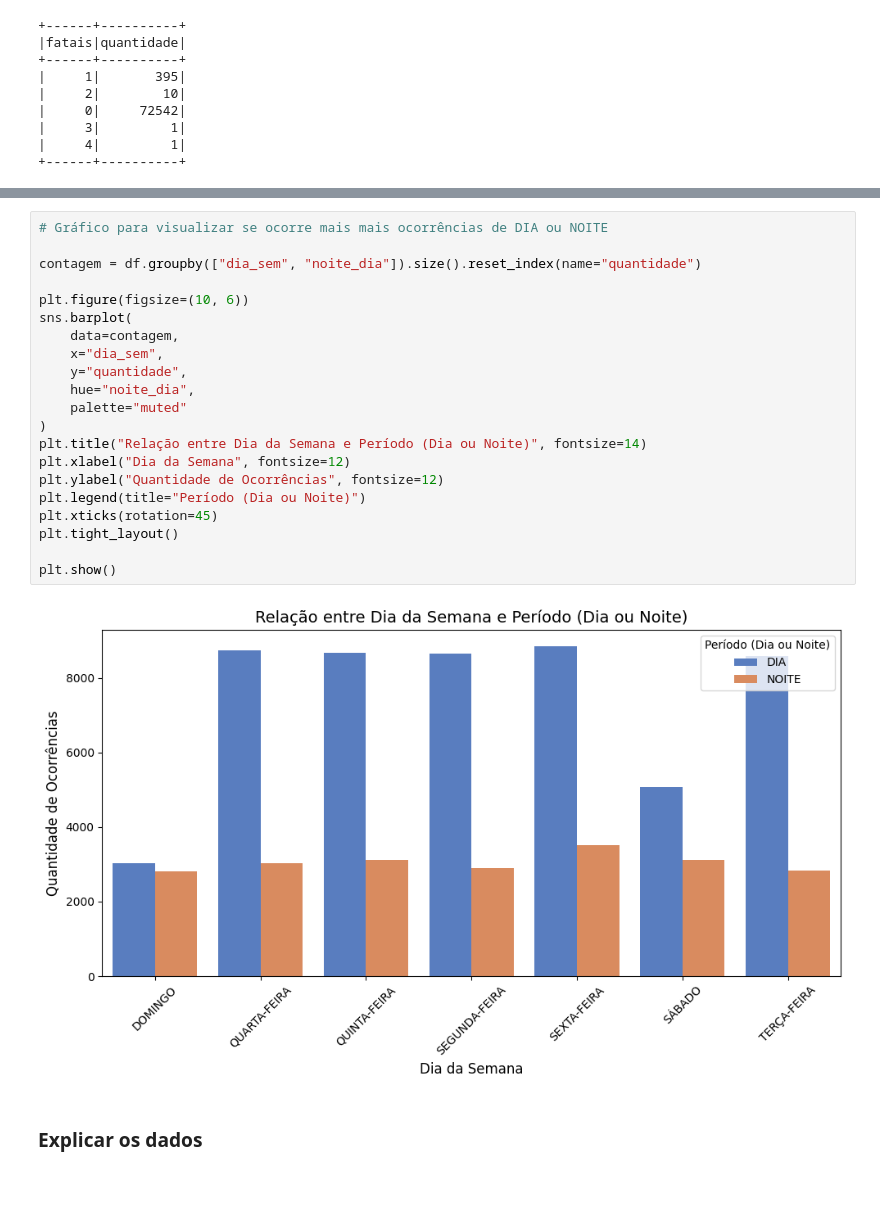
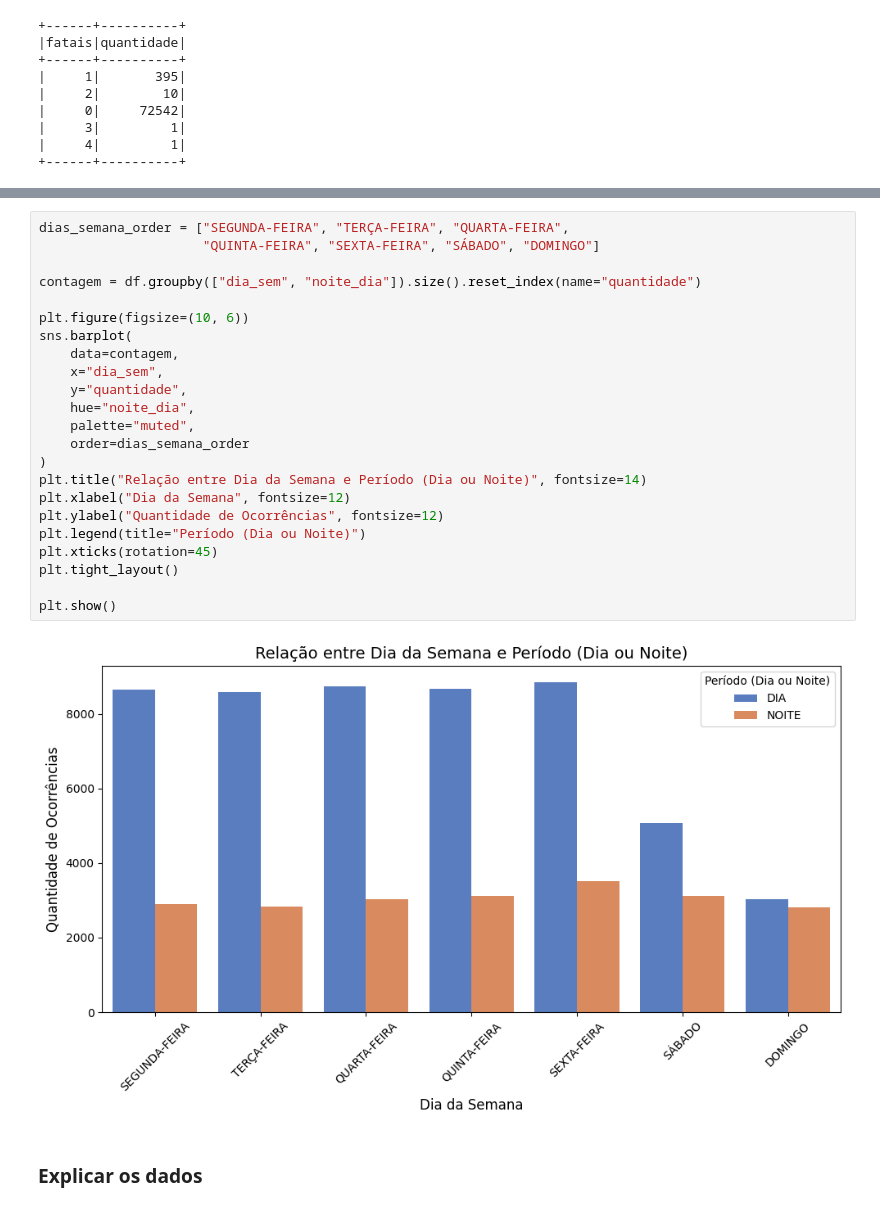
Before and after one commit to IgorCassolli/trabalho-pyspark, a Jupyter notebook: app.ipynb, the cells around one changed output, grey strips where cells are left out. Cells and saved outputs as stored; diff of their text form.

```diff
--- a/app.ipynb
+++ b/app.ipynb
@@ -199,28 +172,30 @@ spark.sql("SELECT tipo_acid, sum(acidentes_table.fatais) as quantidade_mortes, s
 |       COLISÃO|               36|              7439|
 +--------------+-----------------+------------------+
 # %%
-# Gráfico para visualizar se ocorre mais mais ocorrências de DIA ou NOITE
+dias_semana_order = ["SEGUNDA-FEIRA", "TERÇA-FEIRA", "QUARTA-FEIRA",
+                     "QUINTA-FEIRA", "SEXTA-FEIRA", "SÁBADO", "DOMINGO"]
 
 contagem = df.groupby(["dia_sem", "noite_dia"]).size().reset_index(name="quantidade")
 
 plt.figure(figsize=(10, 6))
 sns.barplot(
     data=contagem,
     x="dia_sem",
     y="quantidade",
     hue="noite_dia",
-    palette="muted"
+    palette="muted",
+    order=dias_semana_order
 )
 plt.title("Relação entre Dia da Semana e Período (Dia ou Noite)", fontsize=14)
 plt.xlabel("Dia da Semana", fontsize=12)
 plt.ylabel("Quantidade de Ocorrências", fontsize=12)
 plt.legend(title="Período (Dia ou Noite)")
 plt.xticks(rotation=45)
 plt.tight_layout()
 
 plt.show()
 # %% [output]
-[figure, old version]
+[figure, new version]
 # %% [markdown]
 ### Explicar os dados
 # %%
```
Also changed, not shown: parts of 28 cells of this notebook, 3 other files.
